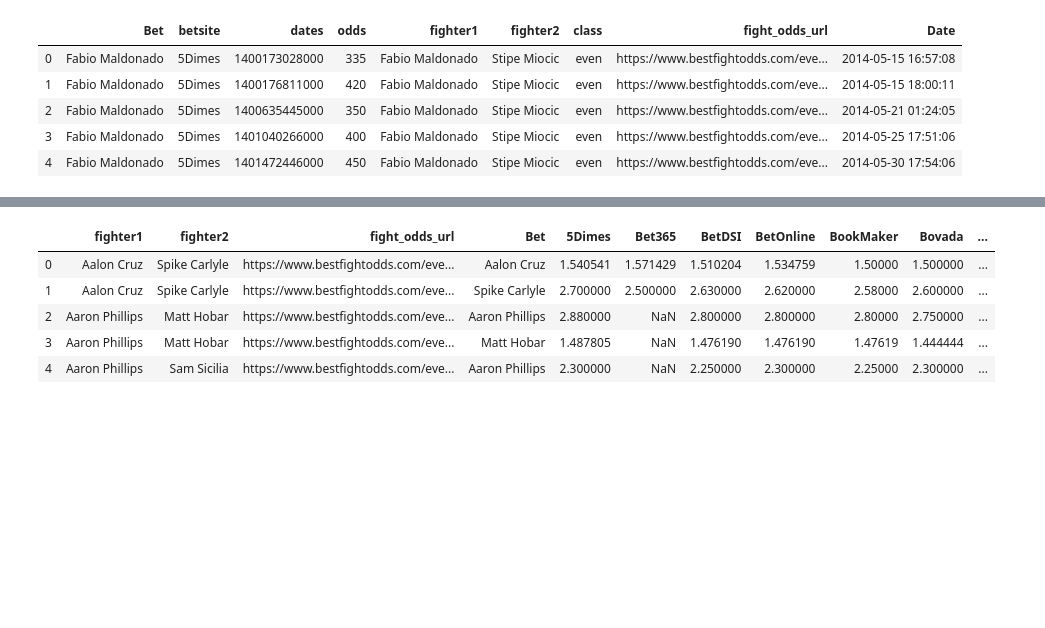
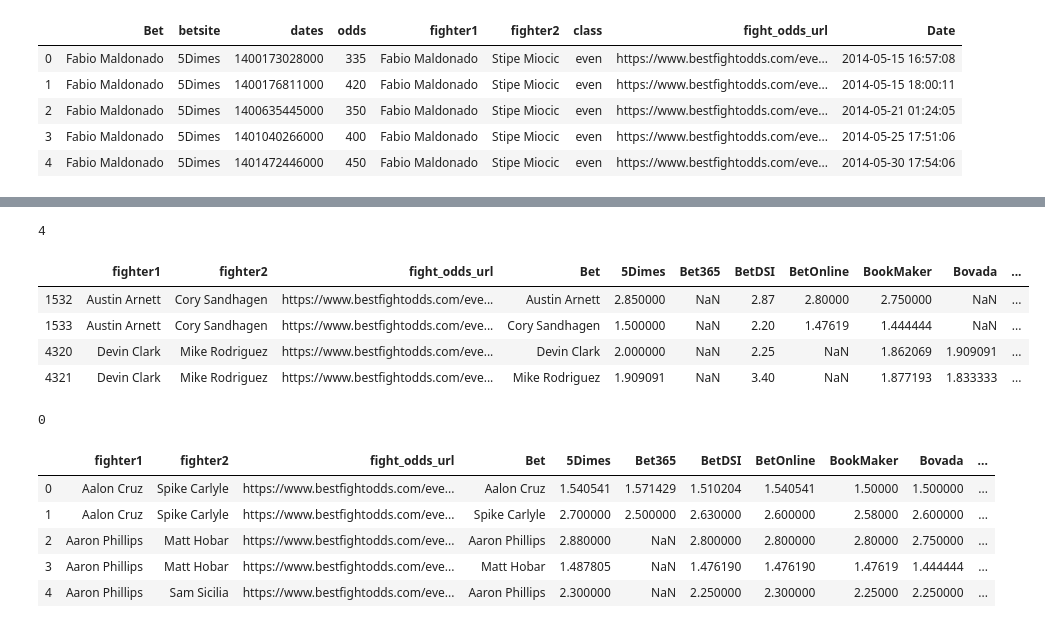
Before and after one commit to iankotliar/UFC_Final, a Jupyter notebook: code/Data_Prep_Post_Scraping/5_get_prefight_closing_odds_from_bestfightodds_time_series_data.ipynb, the cells around one changed output, grey strips where cells are left out. Drawn from its saved outputs; the diff is of its cells as text; code cells hidden in the pictures; blank space fills up the shorter version.

```diff
--- a/code/Data_Prep_Post_Scraping/5_get_prefight_closing_odds_from_bestfightodds_time_series_data.ipynb
+++ b/code/Data_Prep_Post_Scraping/5_get_prefight_closing_odds_from_bestfightodds_time_series_data.ipynb
@@ -112,3 +111,21 @@ finaldf1[finaldf1[[x+"_vig" for x in betting_sites]].apply(lambda x: (x < 0).any
+# %%
+print(sum(finaldf1[[x+"_vig" for x in betting_sites]].apply(lambda x: (x < 0).any(), axis = 1)))
+display(finaldf1[finaldf1[[x+"_vig" for x in betting_sites]].apply(lambda x: (x < 0).any(), axis = 1)])
+# These cases seem to be consequences of unusual line movement
+for col in betting_sites:
+    finaldf1[col] = np.where(finaldf1[col+"_vig"] < 0, np.nan, finaldf1[col])
+    finaldf1[col+"_vig"] = np.where(finaldf1[col+"_vig"] < 0, np.nan, finaldf1[col+"_vig"])
+
+finaldf1['meanodds'] = finaldf1[betting_sites].mean(axis=1)
+print(sum(finaldf1[[x+"_vig" for x in betting_sites]].apply(lambda x: (x < 0).any(), axis = 1)))
+# %% [output]
+4
+|  | fighter1 | fighter2 | fight_odds_url | Bet | 5Dimes | Bet365 | BetDSI | BetOnline | BookMaker | Bovada | ... |
+| 1532 | Austin Arnett | Cory Sandhagen | https://www.bestfightodds.com/eve... | Austin Arnett | 2.850000 | NaN | 2.87 | 2.80000 | 2.750000 | NaN | ... |
+| 1533 | Austin Arnett | Cory Sandhagen | https://www.bestfightodds.com/eve... | Cory Sandhagen | 1.500000 | NaN | 2.20 | 1.47619 | 1.444444 | NaN | ... |
+| 4320 | Devin Clark | Mike Rodriguez | https://www.bestfightodds.com/eve... | Devin Clark | 2.000000 | NaN | 2.25 | NaN | 1.862069 | 1.909091 | ... |
+| 4321 | Devin Clark | Mike Rodriguez | https://www.bestfightodds.com/eve... | Mike Rodriguez | 1.909091 | NaN | 3.40 | NaN | 1.877193 | 1.833333 | ... |
+0
 # %%
 
 finaldf2 = pd.merge(finaldf1, actualbets,
@@ -123,11 +140,11 @@ display(finaldf2.head())
 finaldf2.to_csv('../../data/datasets_for_analysis/final_datasets/odds_w_outcomes.csv', index = False)
 # %% [output]
 |  | fighter1 | fighter2 | fight_odds_url | Bet | 5Dimes | Bet365 | BetDSI | BetOnline | BookMaker | Bovada | ... |
-| 0 | Aalon Cruz | Spike Carlyle | https://www.bestfightodds.com/eve... | Aalon Cruz | 1.540541 | 1.571429 | 1.510204 | 1.534759 | 1.50000 | 1.500000 | ... |
-| 1 | Aalon Cruz | Spike Carlyle | https://www.bestfightodds.com/eve... | Spike Carlyle | 2.700000 | 2.500000 | 2.630000 | 2.620000 | 2.58000 | 2.600000 | ... |
+| 0 | Aalon Cruz | Spike Carlyle | https://www.bestfightodds.com/eve... | Aalon Cruz | 1.540541 | 1.571429 | 1.510204 | 1.540541 | 1.50000 | 1.500000 | ... |
+| 1 | Aalon Cruz | Spike Carlyle | https://www.bestfightodds.com/eve... | Spike Carlyle | 2.700000 | 2.500000 | 2.630000 | 2.600000 | 2.58000 | 2.600000 | ... |
 | 2 | Aaron Phillips | Matt Hobar | https://www.bestfightodds.com/eve... | Aaron Phillips | 2.880000 | NaN | 2.800000 | 2.800000 | 2.80000 | 2.750000 | ... |
 | 3 | Aaron Phillips | Matt Hobar | https://www.bestfightodds.com/eve... | Matt Hobar | 1.487805 | NaN | 1.476190 | 1.476190 | 1.47619 | 1.444444 | ... |
-| 4 | Aaron Phillips | Sam Sicilia | https://www.bestfightodds.com/eve... | Aaron Phillips | 2.300000 | NaN | 2.250000 | 2.300000 | 2.25000 | 2.300000 | ... |
+| 4 | Aaron Phillips | Sam Sicilia | https://www.bestfightodds.com/eve... | Aaron Phillips | 2.300000 | NaN | 2.250000 | 2.300000 | 2.25000 | 2.250000 | ... |
 # %%
 # create dataset with one row per fight
 cols= ['5Dimes','BetDSI','BookMaker','SportBet','Bet365','Bovada',
```
Also changed, not shown: parts of 8 cells of this notebook, 3 other files.
